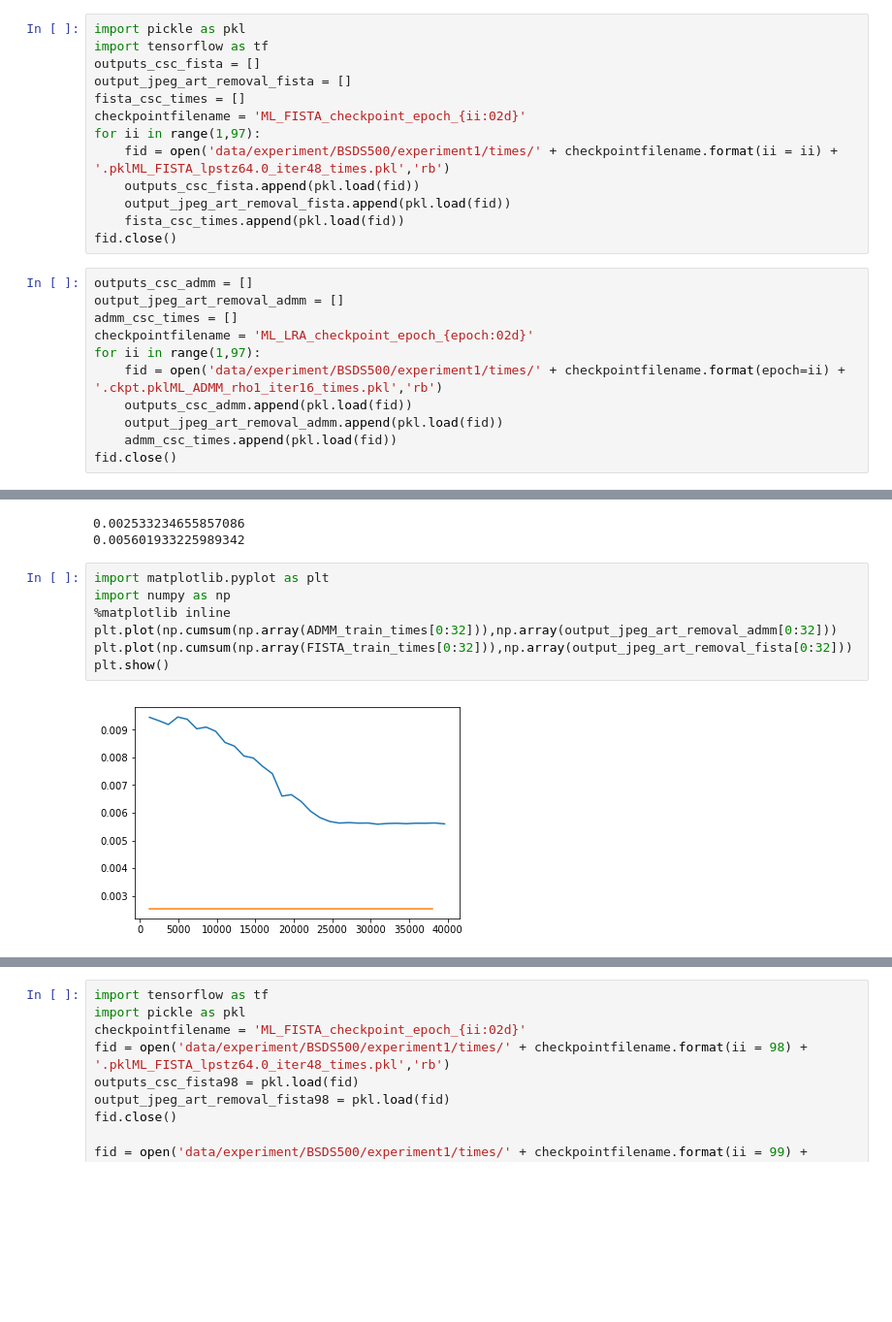
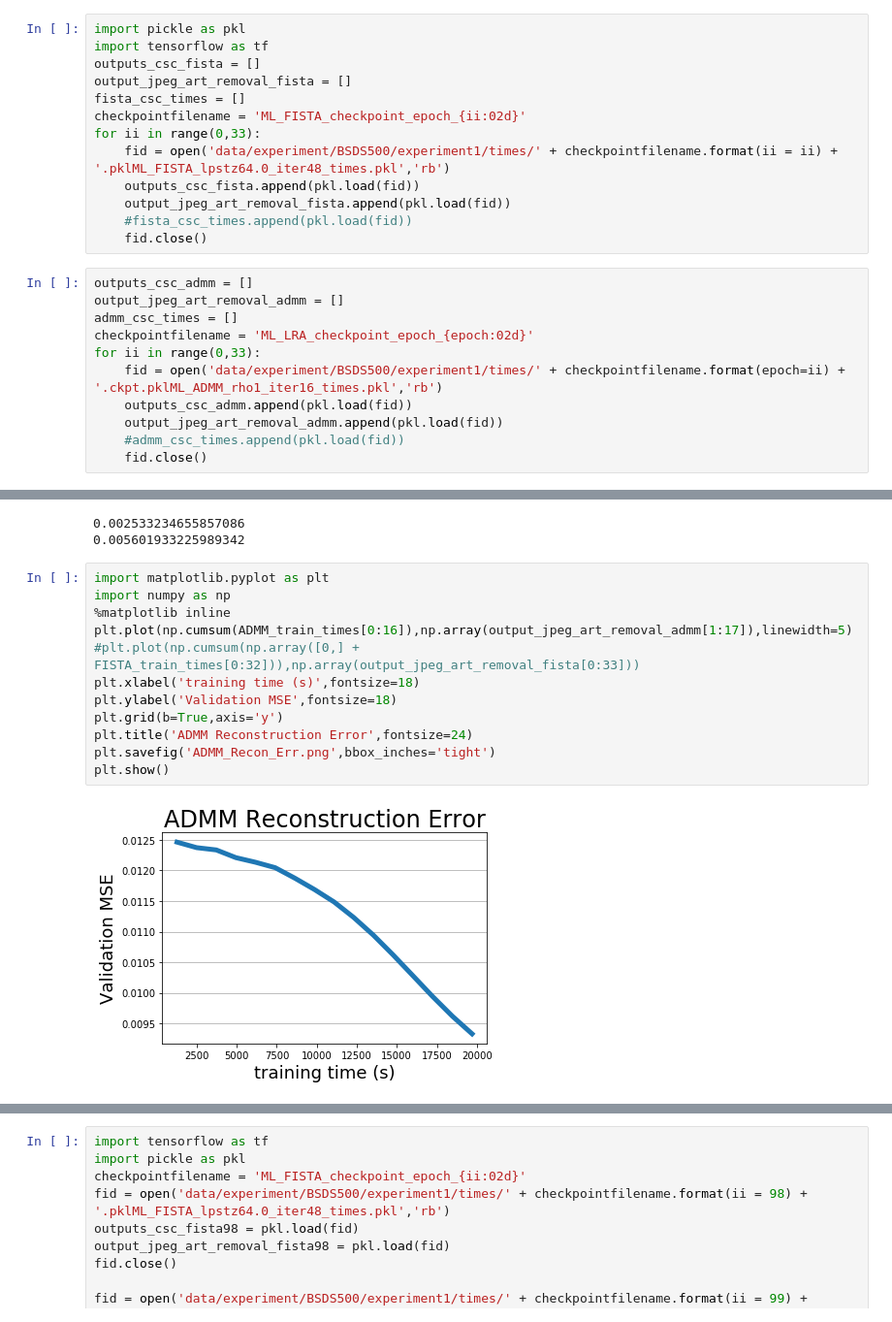
Before and after one commit to lrr0001/ML-onlineCDL-LRU, a Jupyter notebook: compare_FISTA_and_ADMM-MSE-Approx-Backprop.ipynb, the cells around one changed output, grey strips where cells are left out. Shown at 97% size. Drawn from its saved outputs; the diff is of its cells as text; blank space fills up the shorter version.

```diff
--- a/compare_FISTA_and_ADMM-MSE-Approx-Backprop.ipynb
+++ b/compare_FISTA_and_ADMM-MSE-Approx-Backprop.ipynb
@@ -5,23 +5,23 @@ outputs_csc_fista = []
 output_jpeg_art_removal_fista = []
 fista_csc_times = []
 checkpointfilename = 'ML_FISTA_checkpoint_epoch_{ii:02d}'
-for ii in range(1,97):
+for ii in range(0,33):
     fid = open('data/experiment/BSDS500/experiment1/times/' + checkpointfilename.format(ii = ii) + '.pklML_FISTA_lpstz64.0_iter48_times.pkl','rb')
     outputs_csc_fista.append(pkl.load(fid))
     output_jpeg_art_removal_fista.append(pkl.load(fid))
-    fista_csc_times.append(pkl.load(fid))
-fid.close()
+    #fista_csc_times.append(pkl.load(fid))
+    fid.close()
 # %%
 outputs_csc_admm = []
 output_jpeg_art_removal_admm = []
 admm_csc_times = []
 checkpointfilename = 'ML_LRA_checkpoint_epoch_{epoch:02d}'
-for ii in range(1,97):
+for ii in range(0,33):
     fid = open('data/experiment/BSDS500/experiment1/times/' + checkpointfilename.format(epoch=ii) + '.ckpt.pklML_ADMM_rho1_iter16_times.pkl','rb')
     outputs_csc_admm.append(pkl.load(fid))
     output_jpeg_art_removal_admm.append(pkl.load(fid))
-    admm_csc_times.append(pkl.load(fid))
-fid.close()
+    #admm_csc_times.append(pkl.load(fid))
+    fid.close()
 # %%
 fid = open('data/experiment/BSDS500/experiment1/ML_FISTA_times.pkl','rb')
 drift_output_fista = pkl.load(fid)
@@ -47,9 +47,14 @@ print(output_jpeg_art_removal_admm[95])
 # %%
 import matplotlib.pyplot as plt
 import numpy as np
 %matplotlib inline
-plt.plot(np.cumsum(np.array(ADMM_train_times[0:32])),np.array(output_jpeg_art_removal_admm[0:32]))
-plt.plot(np.cumsum(np.array(FISTA_train_times[0:32])),np.array(output_jpeg_art_removal_fista[0:32]))
+plt.plot(np.cumsum(ADMM_train_times[0:16]),np.array(output_jpeg_art_removal_admm[1:17]),linewidth=5)
+#plt.plot(np.cumsum(np.array([0,] + FISTA_train_times[0:32])),np.array(output_jpeg_art_removal_fista[0:33]))
+plt.xlabel('training time (s)',fontsize=18)
+plt.ylabel('Validation MSE',fontsize=18)
+plt.grid(b=True,axis='y')
+plt.title('ADMM Reconstruction Error',fontsize=24)
+plt.savefig('ADMM_Recon_Err.png',bbox_inches='tight')
 plt.show()
 # %% [output]
-[figure, old version]
+[figure, new version]
```
Also changed, not shown: parts of 1 cell of this notebook, 3 other files.
